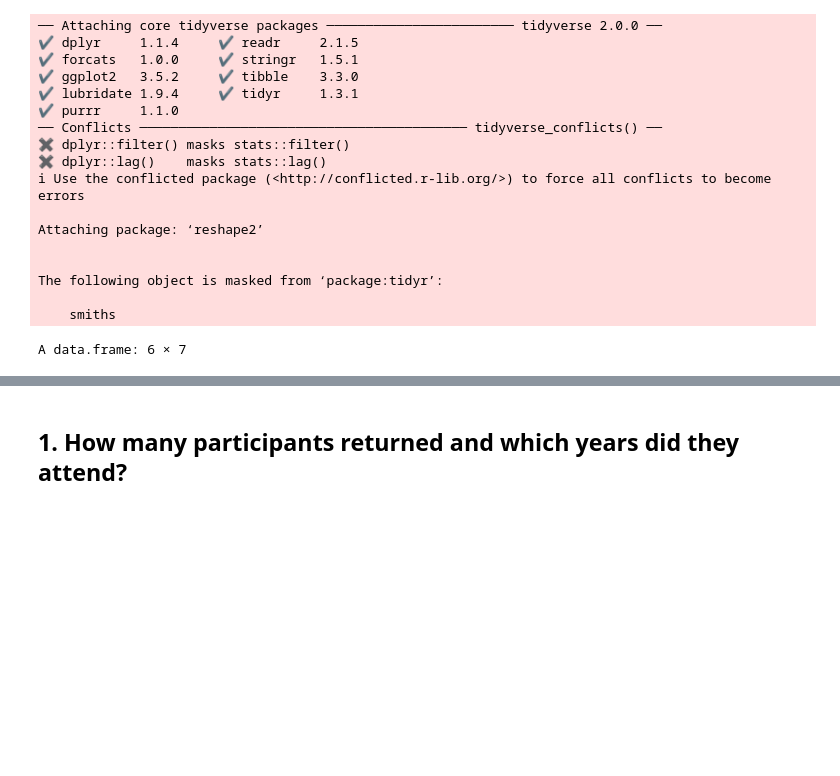
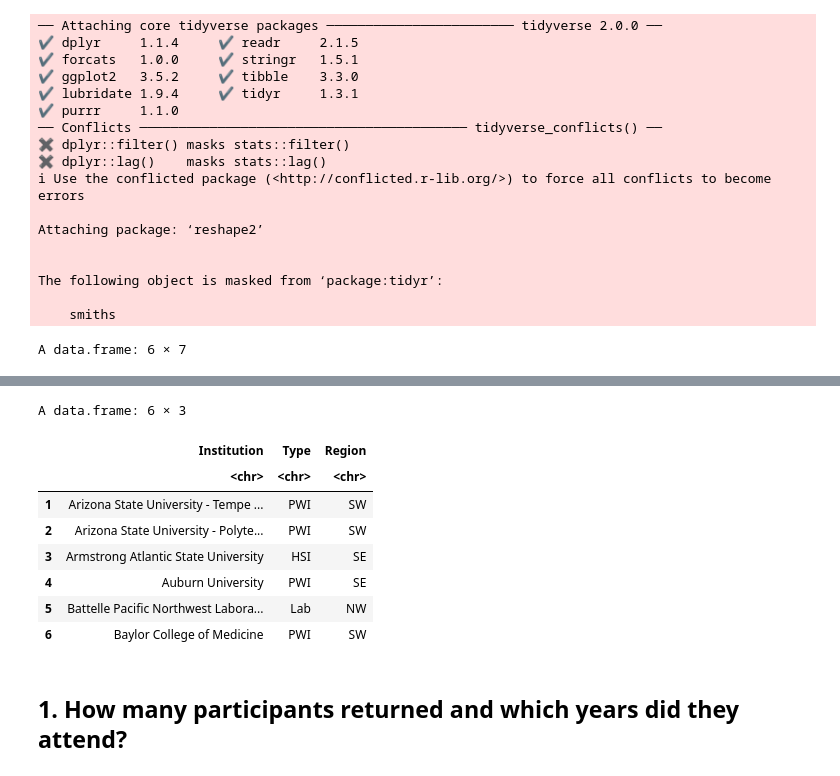
Before and after one commit to alexispayton/Miscellaneous, a Jupyter notebook: Data Questions.ipynb, the cells around one changed output, grey strips where cells are left out. Cells and saved outputs as stored; diff of their text form; code cells hidden in the pictures; blank space fills up the shorter version.

```diff
--- a/Data Questions.ipynb
+++ b/Data Questions.ipynb
@@ -28,16 +31,26 @@ The following object is masked from ‘package:tidyr’:
     smiths
 # %%
 head(participant_df)
+head(institution_df)
 # %% [output]
 A data.frame: 6 × 7
 |  | Year_of_Attendance | First_Name | Last_Name | Full_Name | Institution | Department | Position |
 |  | <dbl> | <chr> | <chr> | <chr> | <chr> | <chr> | <chr> |
 | 1 | 2001 | Jalal | Abedi | Jalal Abedi | Clark Atlanta University | Chemical Engineering | Assistant Professor |
 | 2 | 2001 | Lukee | Achenie | Lukee Achenie | University of Connecticut | Chemical Engineering | Associate Professor |
 | 3 | 2001 | Wudneh | Admassu | Wudneh Admassu | University of Idaho | Chemical Engineering | Professor and Department Chair |
 | 4 | 2001 | Pedro | Alvarez | Pedro Alvarez | University of Iowa | Civil & Environmental Engineering | Associate Professor |
 | 5 | 2001 | Camille | Anderson | Camille Anderson | University of California - Berkeley | Chemical Engineering | PhD Candidate |
 | 6 | 2001 | Lynden | Archer | Lynden Archer | Cornell University | Chemical Engineering | Associate Professor |
+A data.frame: 6 × 3
+|  | Institution | Type | Region |
+|  | <chr> | <chr> | <chr> |
+| 1 | Arizona State University - Tempe ... | PWI | SW |
+| 2 | Arizona State University ‐ Polyte... | PWI | SW |
+| 3 | Armstrong Atlantic State University | HSI | SE |
+| 4 | Auburn University | PWI | SE |
+| 5 | Battelle Pacific Northwest Labora... | Lab | NW |
+| 6 | Baylor College of Medicine | PWI | SW |
 # %% [markdown]
 ## 1. How many participants returned and which years did they attend?
 # %%
```
Also changed, not shown: parts of 12 cells of this notebook.
